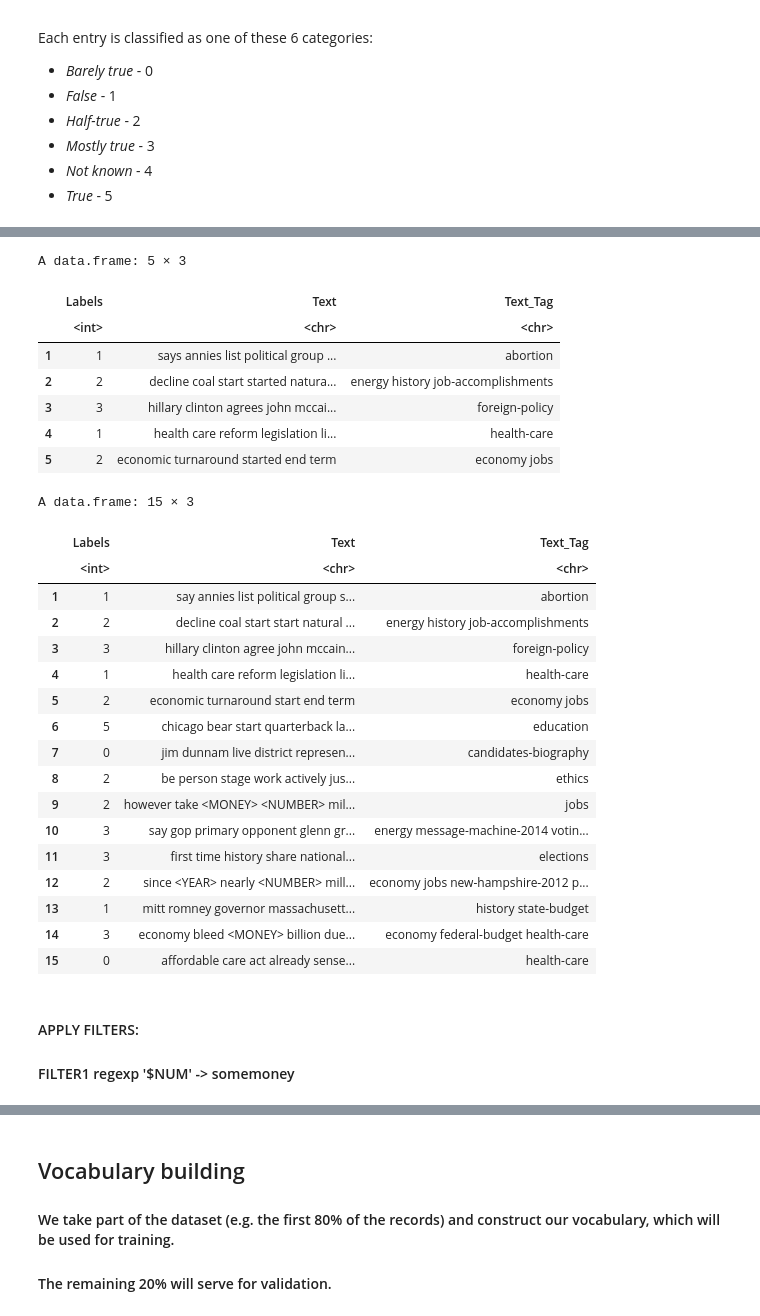
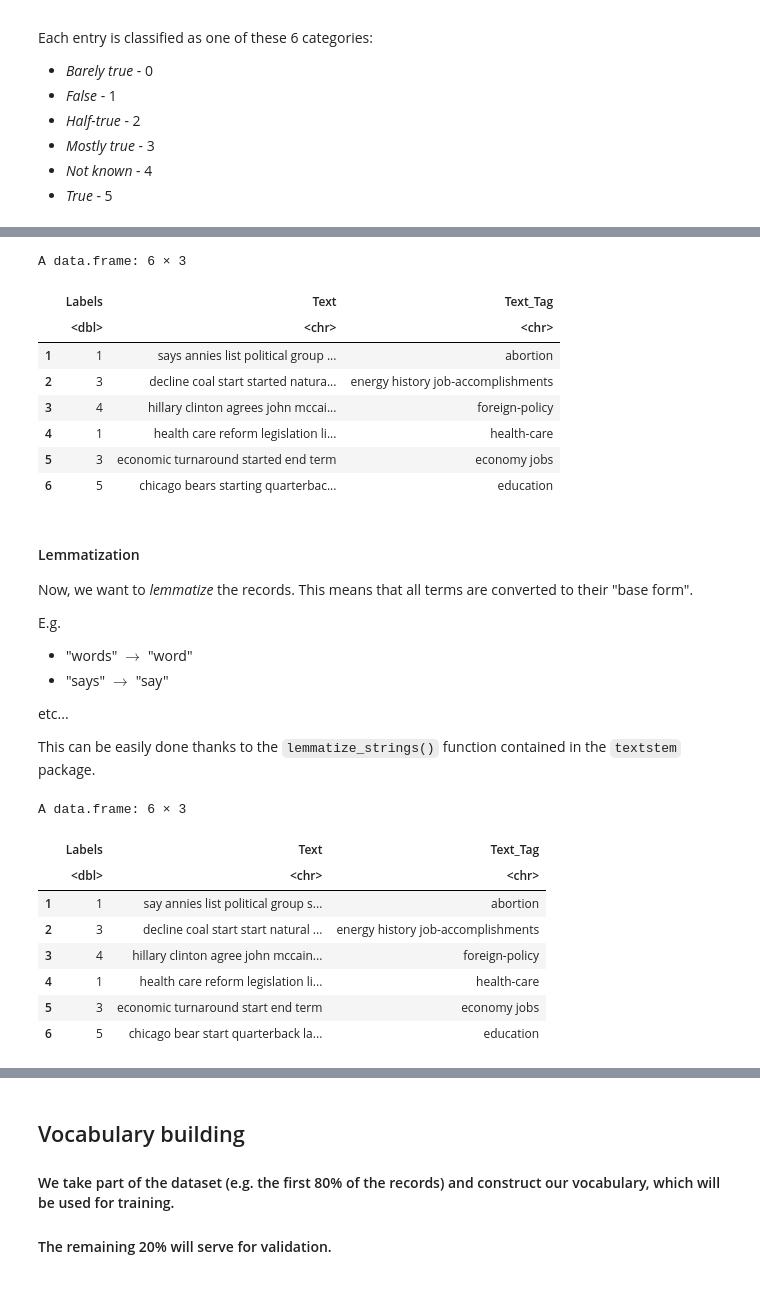
Before and after one commit to s1m0n32001/BayesianFakeNewsRecognition, a Jupyter notebook: read_split.ipynb, the cells around one changed output, grey strips where cells are left out. Drawn from its saved outputs; the diff is of its cells as text; code cells hidden in the pictures; blank space fills up the shorter version.

````diff
--- a/read_split.ipynb
+++ b/read_split.ipynb
@@ -80,0 +105,5 @@ A data.frame: 8 × 3
+# %%
+for(i in 1:length(input.df$Labels)){
+    input.df$Labels[i] <- switch(as.character(input.df$Labels[i]), "0" = 2, "1" = 1, "2" = 3,
+                                 "3" = 4, "4" = 0, "5" = 5)
+}
@@ -122,5 +172,7 @@ get.tags <- function (tags.bag,sep) {
     return(all.quotes)
 }
 # %%
-input.tags <- get.unique.words(input.df$Text_Tag,sep=',',sortit=TRUE)
-test.tags <- get.unique.words(test.df$Text_Tag,sep=',',sortit=TRUE)
+#Queste due righe possiamo toglierle giusto?
+
+#input.tags <- get.unique.words(input.df$Text_Tag,sep=',',sortit=TRUE)
+#test.tags <- get.unique.words(test.df$Text_Tag,sep=',',sortit=TRUE)
@@ -132,13 +184,25 @@ tags <- get.tags(input.df$Text_Tag,sep=',')
 train.df <- data.frame(Labels = input.df$Labels, Text = unlist(quotes), Text_Tag = unlist(tags))
 # %%
-head(train.df,5)
+head(train.df)
 # %% [output]
-A data.frame: 5 × 3
+A data.frame: 6 × 3
 |  | Labels | Text | Text_Tag |
-|  | <int> | <chr> | <chr> |
+|  | <dbl> | <chr> | <chr> |
 | 1 | 1 | says annies list political group ... | abortion |
-| 2 | 2 | decline coal start started natura... | energy history job-accomplishments |
-| 3 | 3 | hillary clinton agrees john mccai... | foreign-policy |
+| 2 | 3 | decline coal start started natura... | energy history job-accomplishments |
+| 3 | 4 | hillary clinton agrees john mccai... | foreign-policy |
 | 4 | 1 | health care reform legislation li... | health-care |
-| 5 | 2 | economic turnaround started end term | economy jobs |
+| 5 | 3 | economic turnaround started end term | economy jobs |
+| 6 | 5 | chicago bears starting quarterbac... | education |
+# %% [markdown]
+#### Lemmatization
+Now, we want to *lemmatize* the records. This means that all terms are converted to their "base form".
+
+E.g.
+ - "words" $\to$ "word"
+ - "says" $\to$ "say"
+
+etc...
+
+This can be easily done thanks to the ```lemmatize_strings()``` function contained in the ```textstem``` package.
 # %%
@@ -145,26 +210,13 @@ A data.frame: 5 × 3
 train.df$Text <- lemmatize_strings(train.df$Text)
 # %%
-head(train.df,15)
+head(train.df)
 # %% [output]
-A data.frame: 15 × 3
+A data.frame: 6 × 3
 |  | Labels | Text | Text_Tag |
-|  | <int> | <chr> | <chr> |
+|  | <dbl> | <chr> | <chr> |
 | 1 | 1 | say annies list political group s... | abortion |
-| 2 | 2 | decline coal start start natural ... | energy history job-accomplishments |
-| 3 | 3 | hillary clinton agree john mccain... | foreign-policy |
+| 2 | 3 | decline coal start start natural ... | energy history job-accomplishments |
+| 3 | 4 | hillary clinton agree john mccain... | foreign-policy |
 | 4 | 1 | health care reform legislation li... | health-care |
-| 5 | 2 | economic turnaround start end term | economy jobs |
+| 5 | 3 | economic turnaround start end term | economy jobs |
 | 6 | 5 | chicago bear start quarterback la... | education |
-| 7 | 0 | jim dunnam live district represen... | candidates-biography |
-| 8 | 2 | be person stage work actively jus... | ethics |
-| 9 | 2 | however take <MONEY> <NUMBER> mil... | jobs |
-| 10 | 3 | say gop primary opponent glenn gr... | energy message-machine-2014 votin... |
-| 11 | 3 | first time history share national... | elections |
-| 12 | 2 | since <YEAR> nearly <NUMBER> mill... | economy jobs new-hampshire-2012 p... |
-| 13 | 1 | mitt romney governor massachusett... | history state-budget |
-| 14 | 3 | economy bleed <MONEY> billion due... | economy federal-budget health-care |
-| 15 | 0 | affordable care act already sense... | health-care |
-# %% [markdown]
-#### APPLY FILTERS:
-
-#### FILTER1 regexp '$NUM' -> somemoney
````
Also changed, not shown: parts of 37 cells of this notebook.
